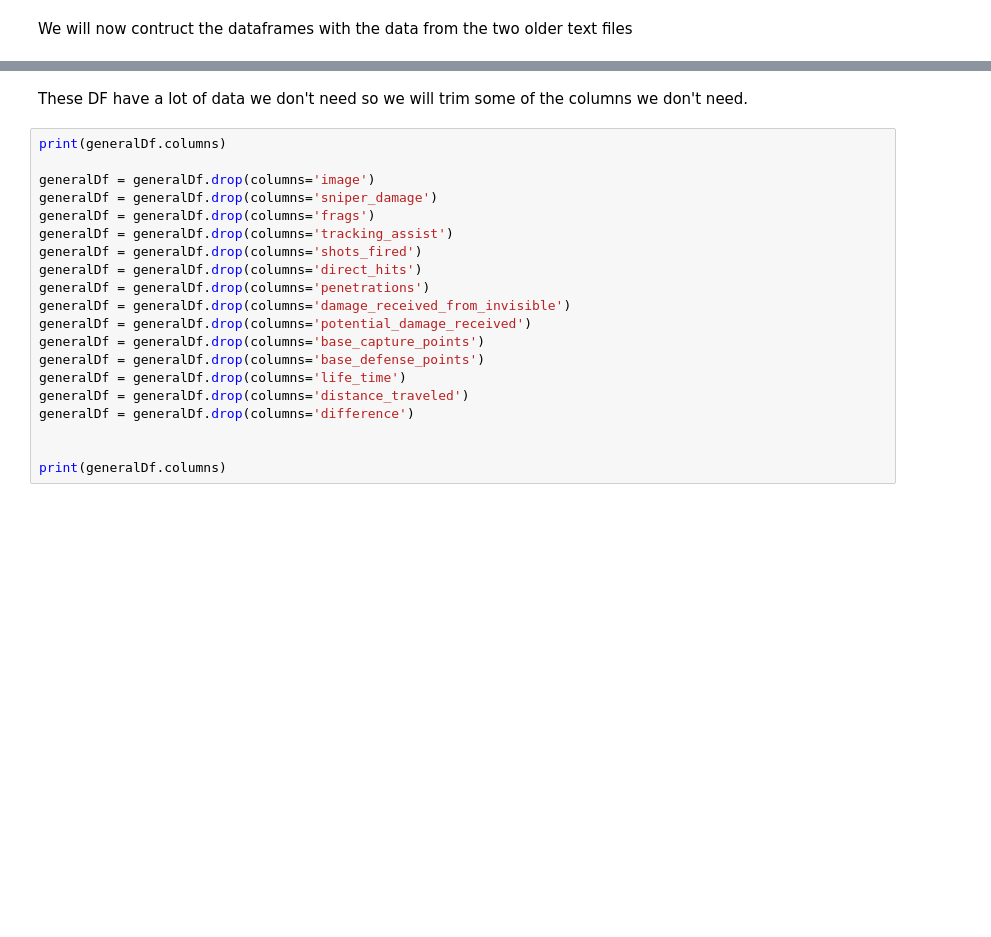
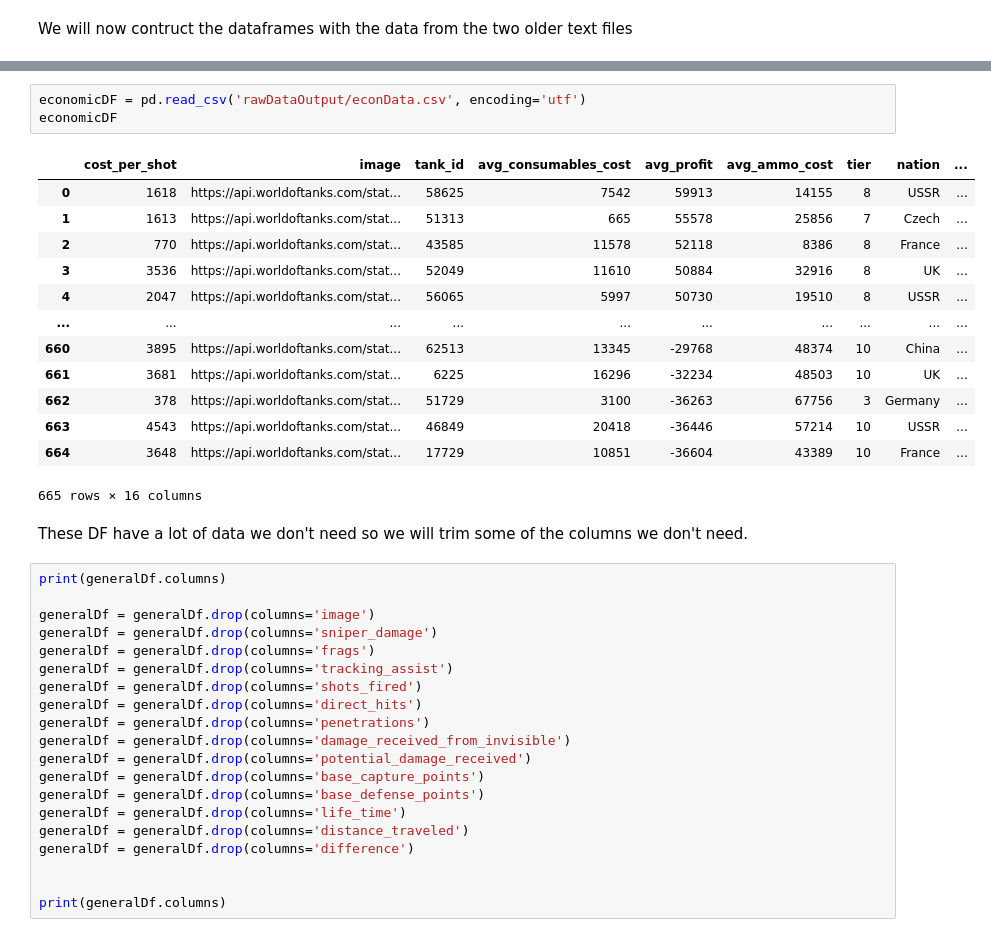
Before and after one commit to jeffreyLyngdoh/Final-Tutorial-World-of-Tank-deep-dive, a Jupyter notebook: final.ipynb, the cells around one changed output, grey strips where cells are left out. Saved outputs shown, nothing was run; the diff lists cells and outputs as text; blank space fills up the shorter version.

```diff
--- a/final.ipynb
+++ b/final.ipynb
@@ -114,3 +96,20 @@ economicDF
+# %%
+economicDF = pd.read_csv('rawDataOutput/econData.csv', encoding='utf')
+economicDF
+# %% [output]
+|  | cost_per_shot | image | tank_id | avg_consumables_cost | avg_profit | avg_ammo_cost | tier | nation | ... |
+| 0 | 1618 | https://api.worldoftanks.com/stat... | 58625 | 7542 | 59913 | 14155 | 8 | USSR | ... |
+| 1 | 1613 | https://api.worldoftanks.com/stat... | 51313 | 665 | 55578 | 25856 | 7 | Czech | ... |
+| 2 | 770 | https://api.worldoftanks.com/stat... | 43585 | 11578 | 52118 | 8386 | 8 | France | ... |
+| 3 | 3536 | https://api.worldoftanks.com/stat... | 52049 | 11610 | 50884 | 32916 | 8 | UK | ... |
+| 4 | 2047 | https://api.worldoftanks.com/stat... | 56065 | 5997 | 50730 | 19510 | 8 | USSR | ... |
+| ... | ... | ... | ... | ... | ... | ... | ... | ... | ... |
+| 660 | 3895 | https://api.worldoftanks.com/stat... | 62513 | 13345 | -29768 | 48374 | 10 | China | ... |
+| 661 | 3681 | https://api.worldoftanks.com/stat... | 6225 | 16296 | -32234 | 48503 | 10 | UK | ... |
+| 662 | 378 | https://api.worldoftanks.com/stat... | 51729 | 3100 | -36263 | 67756 | 3 | Germany | ... |
+| 663 | 4543 | https://api.worldoftanks.com/stat... | 46849 | 20418 | -36446 | 57214 | 10 | USSR | ... |
+| 664 | 3648 | https://api.worldoftanks.com/stat... | 17729 | 10851 | -36604 | 43389 | 10 | France | ... |
+665 rows × 16 columns
 # %% [markdown]
 These DF have a lot of data we don't need so we will trim some of the columns we don't need.
 # %%
```
Also changed, not shown: parts of 9 cells of this notebook, 6 other files.
